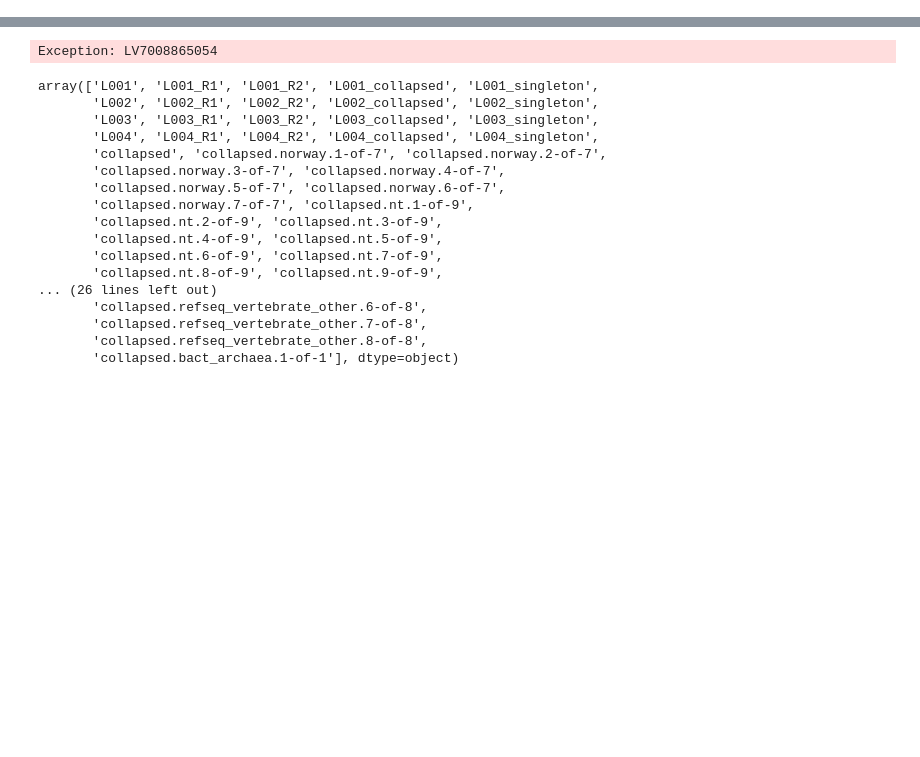
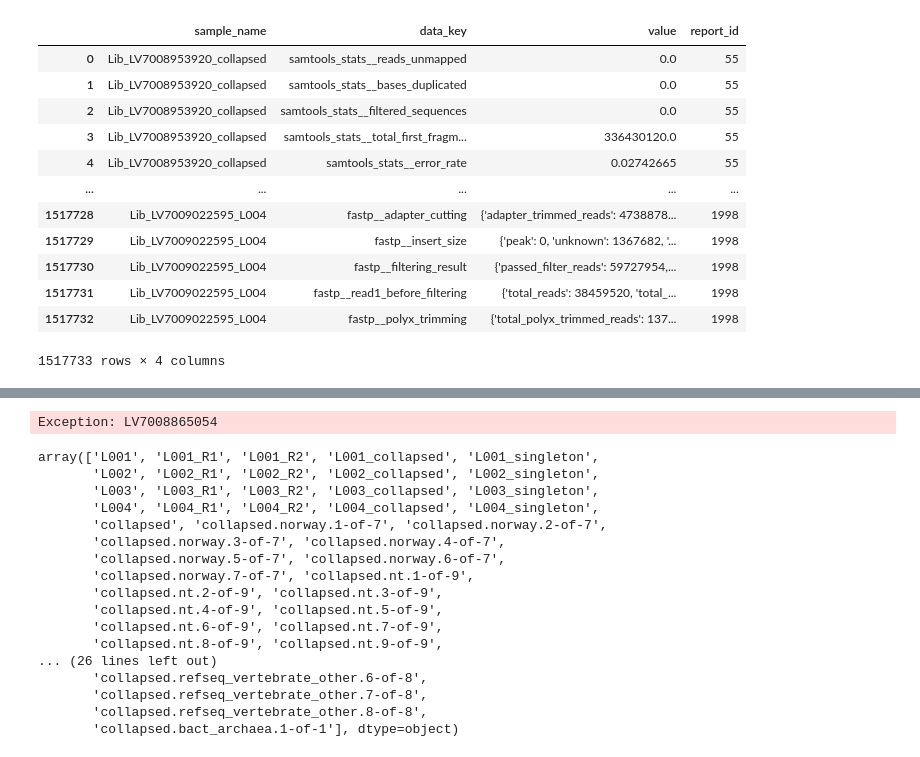
Before and after one commit to magnujo/gg-metadatabase-ui, a Jupyter notebook: notebooks/better_join.ipynb, the cells around one changed output, grey strips where cells are left out. Drawn from its saved outputs; the diff is of its cells as text; code cells hidden in the pictures; blank space fills up the shorter version.

```diff
--- a/notebooks/better_join.ipynb
+++ b/notebooks/better_join.ipynb
@@ -18,6 +17,22 @@ multiqc_data = '''
         '''
 multiqc_data = pd.read_sql(multiqc_data, ENGINE)
 mega_meta = pd.read_sql('select * from outer_coalesced_mega_table_meta', ENGINE)
+# %%
+multiqc_data
+# %% [output]
+|  | sample_name | data_key | value | report_id |
+| 0 | Lib_LV7008953920_collapsed | samtools_stats__reads_unmapped | 0.0 | 55 |
+| 1 | Lib_LV7008953920_collapsed | samtools_stats__bases_duplicated | 0.0 | 55 |
+| 2 | Lib_LV7008953920_collapsed | samtools_stats__filtered_sequences | 0.0 | 55 |
+| 3 | Lib_LV7008953920_collapsed | samtools_stats__total_first_fragm... | 336430120.0 | 55 |
+| 4 | Lib_LV7008953920_collapsed | samtools_stats__error_rate | 0.02742665 | 55 |
+| ... | ... | ... | ... | ... |
+| 1517728 | Lib_LV7009022595_L004 | fastp__adapter_cutting | {'adapter_trimmed_reads': 4738878... | 1998 |
+| 1517729 | Lib_LV7009022595_L004 | fastp__insert_size | {'peak': 0, 'unknown': 1367682, '... | 1998 |
+| 1517730 | Lib_LV7009022595_L004 | fastp__filtering_result | {'passed_filter_reads': 59727954,... | 1998 |
+| 1517731 | Lib_LV7009022595_L004 | fastp__read1_before_filtering | {'total_reads': 38459520, 'total_... | 1998 |
+| 1517732 | Lib_LV7009022595_L004 | fastp__polyx_trimming | {'total_polyx_trimmed_reads': 137... | 1998 |
+1517733 rows × 4 columns
 # %%
 pivoted_df = multiqc_data.pivot(index=['sample_name', 'report_id'], columns='data_key', values='value')
 pivoted_df.columns.name = None
```
Also changed, not shown: parts of 2 cells of this notebook.
